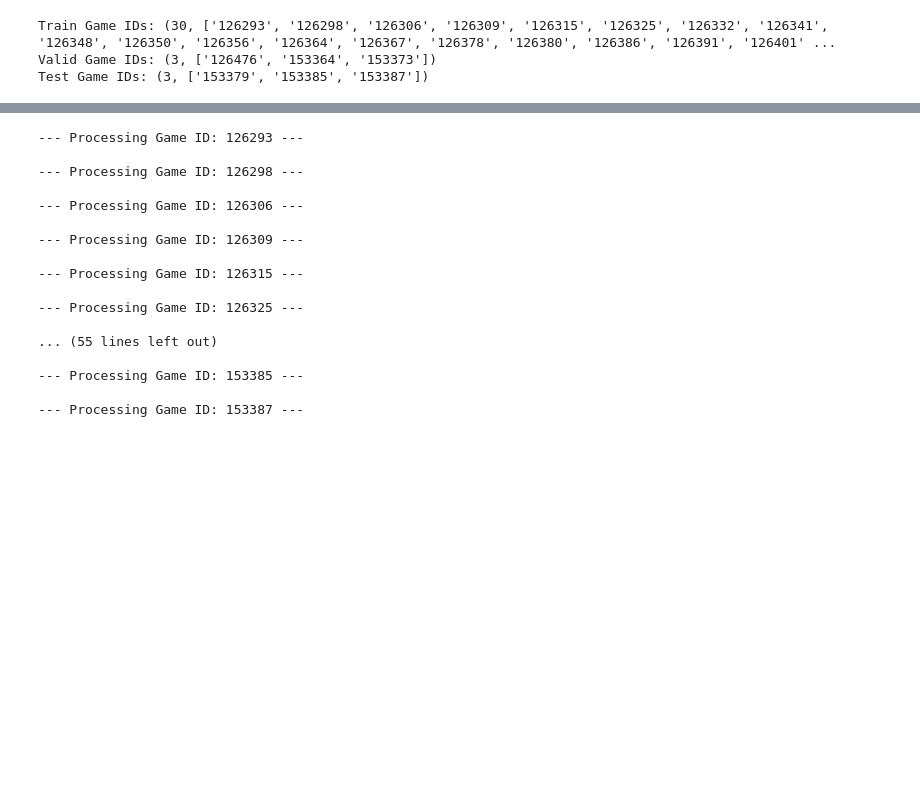
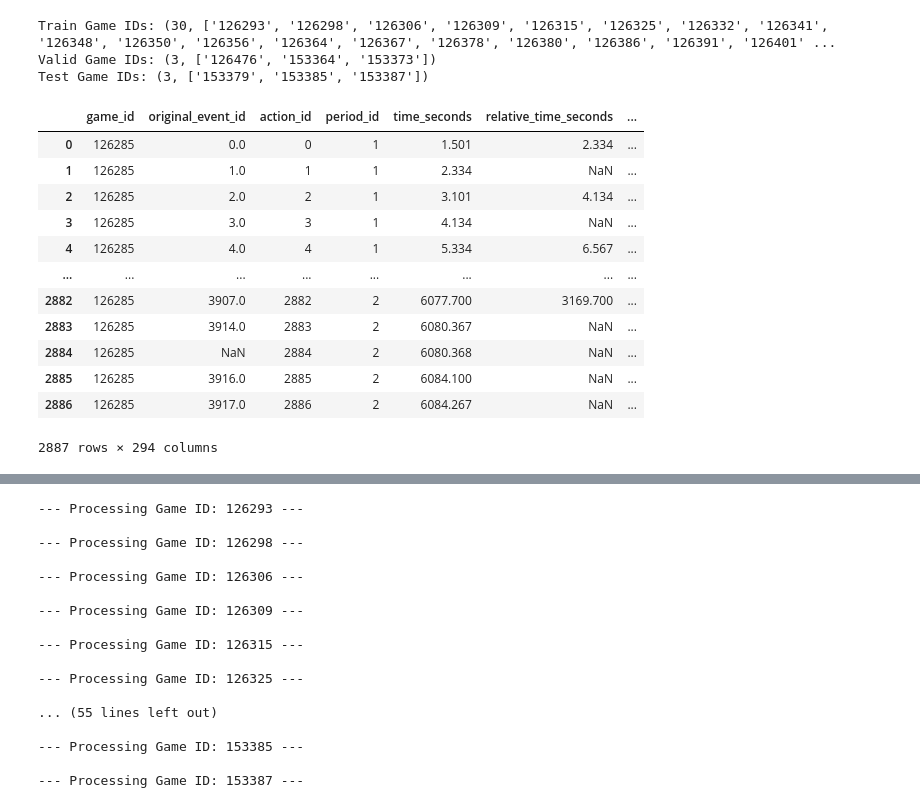
Before and after one commit to leemingo/express-v2, a Jupyter notebook: notebook/3-test-baseline.ipynb, the cells around one changed output, grey strips where cells are left out. Cells and saved outputs as stored; diff of their text form; code cells hidden in the pictures; blank space fills up the shorter version.

```diff
--- a/notebook/3-test-baseline.ipynb
+++ b/notebook/3-test-baseline.ipynb
@@ -169,0 +225,16 @@ def update_features(dataset, feature_list, processed_data_path, transform = True
+# %%
+merged
+# %% [output]
+|  | game_id | original_event_id | action_id | period_id | time_seconds | relative_time_seconds | ... |
+| 0 | 126285 | 0.0 | 0 | 1 | 1.501 | 2.334 | ... |
+| 1 | 126285 | 1.0 | 1 | 1 | 2.334 | NaN | ... |
+| 2 | 126285 | 2.0 | 2 | 1 | 3.101 | 4.134 | ... |
+| 3 | 126285 | 3.0 | 3 | 1 | 4.134 | NaN | ... |
+| 4 | 126285 | 4.0 | 4 | 1 | 5.334 | 6.567 | ... |
+| ... | ... | ... | ... | ... | ... | ... | ... |
+| 2882 | 126285 | 3907.0 | 2882 | 2 | 6077.700 | 3169.700 | ... |
+| 2883 | 126285 | 3914.0 | 2883 | 2 | 6080.367 | NaN | ... |
+| 2884 | 126285 | NaN | 2884 | 2 | 6080.368 | NaN | ... |
+| 2885 | 126285 | 3916.0 | 2885 | 2 | 6084.100 | NaN | ... |
+| 2886 | 126285 | 3917.0 | 2886 | 2 | 6084.267 | NaN | ... |
+2887 rows × 294 columns
```
Also changed, not shown: parts of 24 cells of this notebook, 4 other files.
